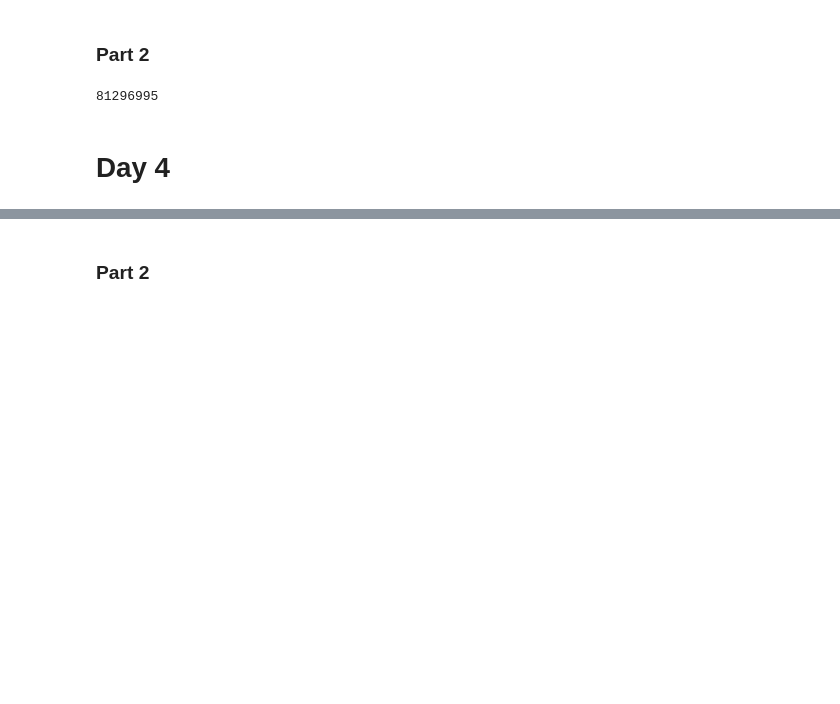
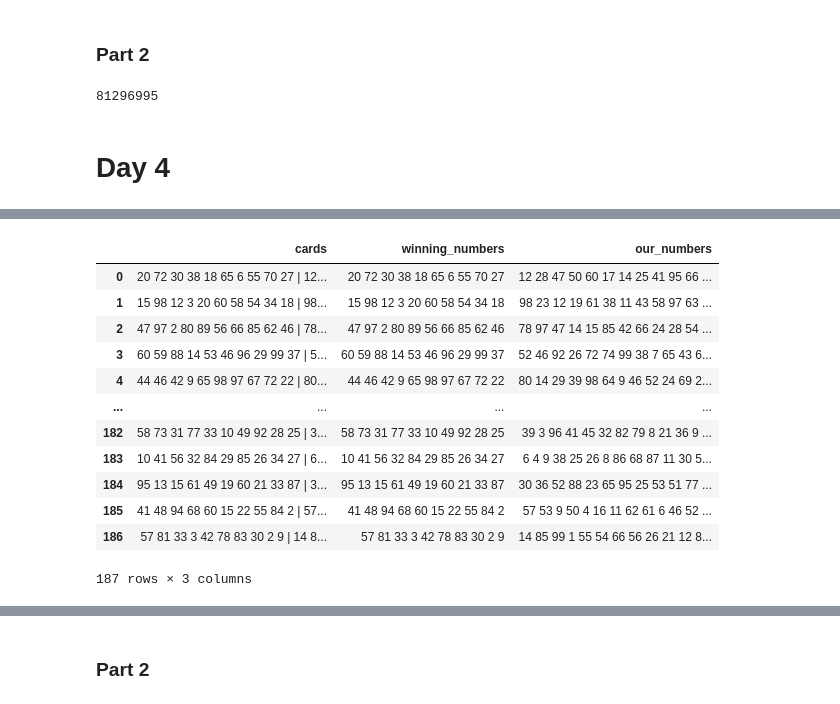
Before and after one commit to jordanehli/JE_Advent_of_Code2023, a Jupyter notebook: JE_Advent_of_Code_2023.ipynb, the cells around one changed output, grey strips where cells are left out. Drawn from its saved outputs; the diff is of its cells as text; code cells hidden in the pictures; blank space fills up the shorter version.

```diff
--- a/JE_Advent_of_Code_2023.ipynb
+++ b/JE_Advent_of_Code_2023.ipynb
@@ -272,0 +290,20 @@ total_gear_ratios
+# %%
+# remove the card number info
+df['cards'] = df['cards'].apply(lambda x: x.split(':', 1)[1] if ':' in x else x)
+# split the cards into separate columns for the winning numbers and the numbers on our card
+df[['winning_numbers', 'our_numbers']] = df['cards'].str.split('|', expand=True)
+df
+# %% [output]
+|  | cards | winning_numbers | our_numbers |
+| 0 | 20 72 30 38 18 65 6 55 70 27 | 12... | 20 72 30 38 18 65 6 55 70 27 | 12 28 47 50 60 17 14 25 41 95 66 ... |
+| 1 | 15 98 12 3 20 60 58 54 34 18 | 98... | 15 98 12 3 20 60 58 54 34 18 | 98 23 12 19 61 38 11 43 58 97 63 ... |
+| 2 | 47 97 2 80 89 56 66 85 62 46 | 78... | 47 97 2 80 89 56 66 85 62 46 | 78 97 47 14 15 85 42 66 24 28 54 ... |
+| 3 | 60 59 88 14 53 46 96 29 99 37 | 5... | 60 59 88 14 53 46 96 29 99 37 | 52 46 92 26 72 74 99 38 7 65 43 6... |
+| 4 | 44 46 42 9 65 98 97 67 72 22 | 80... | 44 46 42 9 65 98 97 67 72 22 | 80 14 29 39 98 64 9 46 52 24 69 2... |
+| ... | ... | ... | ... |
+| 182 | 58 73 31 77 33 10 49 92 28 25 | 3... | 58 73 31 77 33 10 49 92 28 25 | 39 3 96 41 45 32 82 79 8 21 36 9 ... |
+| 183 | 10 41 56 32 84 29 85 26 34 27 | 6... | 10 41 56 32 84 29 85 26 34 27 | 6 4 9 38 25 26 8 86 68 87 11 30 5... |
+| 184 | 95 13 15 61 49 19 60 21 33 87 | 3... | 95 13 15 61 49 19 60 21 33 87 | 30 36 52 88 23 65 95 25 53 51 77 ... |
+| 185 | 41 48 94 68 60 15 22 55 84 2 | 57... | 41 48 94 68 60 15 22 55 84 2 | 57 53 9 50 4 16 11 62 61 6 46 52 ... |
+| 186 | 57 81 33 3 42 78 83 30 2 9 | 14 8... | 57 81 33 3 42 78 83 30 2 9 | 14 85 99 1 55 54 66 56 26 21 12 8... |
+187 rows × 3 columns
```
Also changed, not shown: parts of 7 cells of this notebook, 1 other file.
